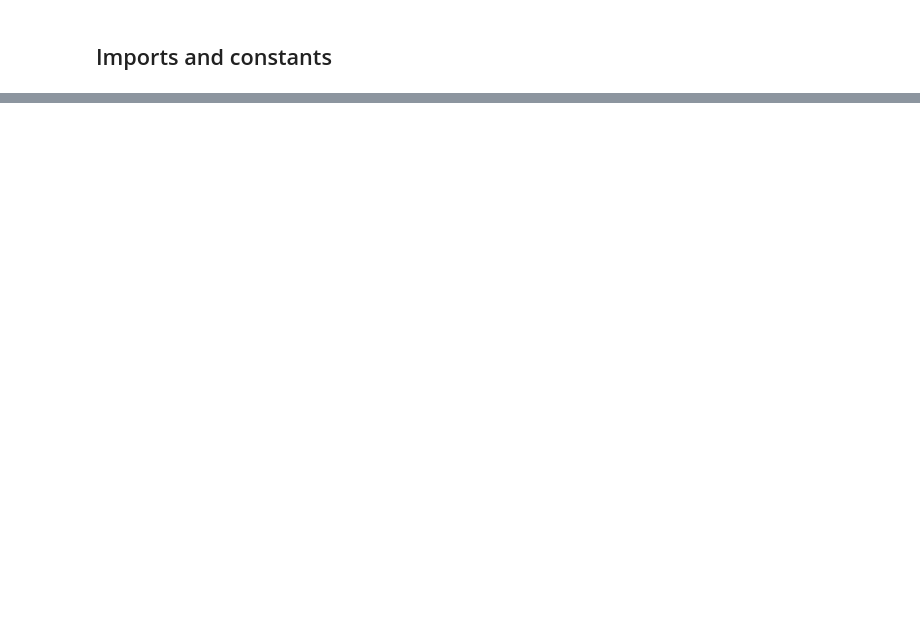
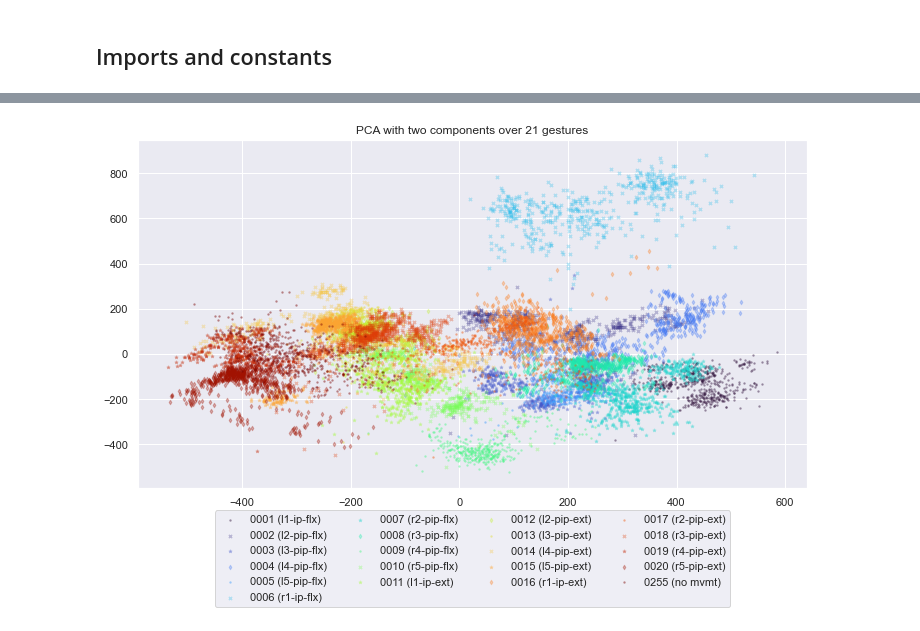
Before and after one commit to beyarkay/masters-code, a Jupyter notebook: machine_learning/models.ipynb, the cells around one changed output, grey strips where cells are left out. Cells and saved outputs as stored; diff of their text form; code cells hidden in the pictures; blank space fills up the shorter version.

Commit message:
Train multiple sklearn models and visualise via PCA

```diff
--- a/machine_learning/models.ipynb
+++ b/machine_learning/models.ipynb
@@ -35,0 +188,2 @@ plot_raw_gesture(df, filename)
+# %%
+models = []
@@ -35,0 +302,2 @@ plot_raw_gesture(df, filename)
+# %%
+models.append((GaussianNB(), {}))
@@ -35,0 +310,2 @@ plot_raw_gesture(df, filename)
+# %%
+models.append((QuadraticDiscriminantAnalysis(), {}))
@@ -35,0 +315,11 @@ plot_raw_gesture(df, filename)
+# %%
+clfs = []
+for model, param_grid in models:
+    print(f'\nTraining {model}')
+    start = time()
+    clf = RandomizedSearchCV(
+        model, param_grid, n_iter=10
+    )
+    clf = clf.fit(X_train_pca, y_train)
+    print(f'- Time taken: {time() - start:.3f}s\n- Best performing model\n`{clf.best_estimator_}`\n- Score: train: {clf.best_score_:.4f}, test: {clf.score(X_test_pca, y_test):.4f}')
+    clfs.append(clf.best_estimator_)
@@ -35,0 +401,76 @@ plot_raw_gesture(df, filename)
+# %%
+# PCA can be either 2D or 3D
+PLOT_2D = True
+
+# Transform the data via PCA. Either 2 or 3 components are used
+pca = PCA(n_components=(2 if PLOT_2D else 3))
+X_r = pca.fit(X).transform(X)
+
+# Each observation gets a different colour on the scatter plot, and
+# similar colours get different markers to better differentiate them
+colours = cm.get_cmap('turbo', n_classes)
+markers = ['.', 'x', '*', 'd']
+
+
+if PLOT_2D:
+    # Use 2D subplots
+    fig, ax = plt.subplots(figsize=(12,8))
+else:
+    # Use 3D subplots
+    fig = plt.figure()
+    ax = fig.add_subplot(projection='3d')
+
+# Optionally also plot the observation indices along with the points.
+# This helps when removing outliers, but increases the amount of clutter
+# if PLOT_2D:
+#     for i, yi in enumerate(y):
+#         ax.annotate(
+#             i,
+#             (X_r[i, 0], X_r[i, 1]),
+#             color=colours(yi/n_classes),
+#             size=5,
+#             alpha=0.5,
+#         )
+
+# Iterate over each label/gesture
+for i, label_idx in enumerate(idx_to_gesture.keys()):
+    # Args either has 2 items (if 2D) or 3 (if 3D)
+    args = [
+        X_r[y == label_idx, 0],
+        X_r[y == label_idx, 1],
+    ]
+    if not PLOT_2D:
+        args.append(X_r[y == label_idx, 2])
+
+    # Get a shortened version of the gesture index for the legend
+    gesture_idx = idx_to_gesture[label_idx].replace('gesture', '')
+    # Get the short gesture description for the legend
+    gesture_desc = gesture_info[idx_to_gesture[label_idx]]["desc"]
+
+    # Actually plot the points, either in 2 or 3 dimensions
+    ax.scatter(
+        *args,
+        color=colours(label_idx/n_classes),
+        alpha=0.3,
+        s=10,
+        marker=markers[label_idx % 4],
+        label=f'{gesture_idx} ({gesture_desc})'
+    )
+
+# ----------------------------------------------------------------
+#
+#   modified from https://stackoverflow.com/a/4701285/14555505
+#
+# Shrink current axis's height by 10% on the bottom so the legend will fit
+box = ax.get_position()
+ax.set_position([box.x0, box.y0 + box.height * 0.2,
+                 box.width, box.height * 0.80])
+# Put a legend below current axis in the newly made space
+ax.legend(loc='upper center', bbox_to_anchor=(0.5, -0.05), ncol=4)
+# ----------------------------------------------------------------
+
+# Give the plot a title and save it
+plt.title(f"PCA with {'two' if PLOT_2D else 'three'} components over {n_classes} gestures")
+plt.savefig(f'imgs/{2 if PLOT_2D else 3}_pca_{n_classes}_classes_{n_obs}_obs.pdf')
+# %% [output]
+[figure, added]
```
Also changed, not shown: parts of 49 cells of this notebook.
